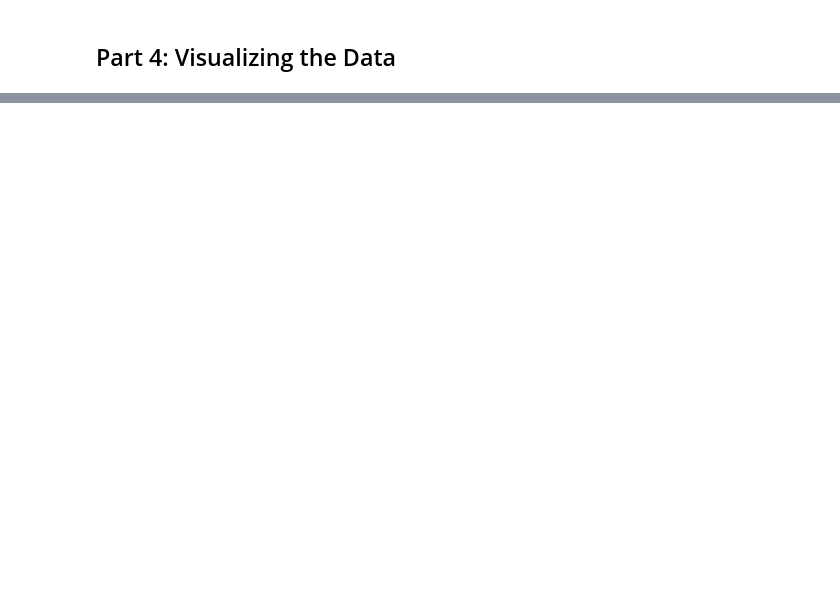
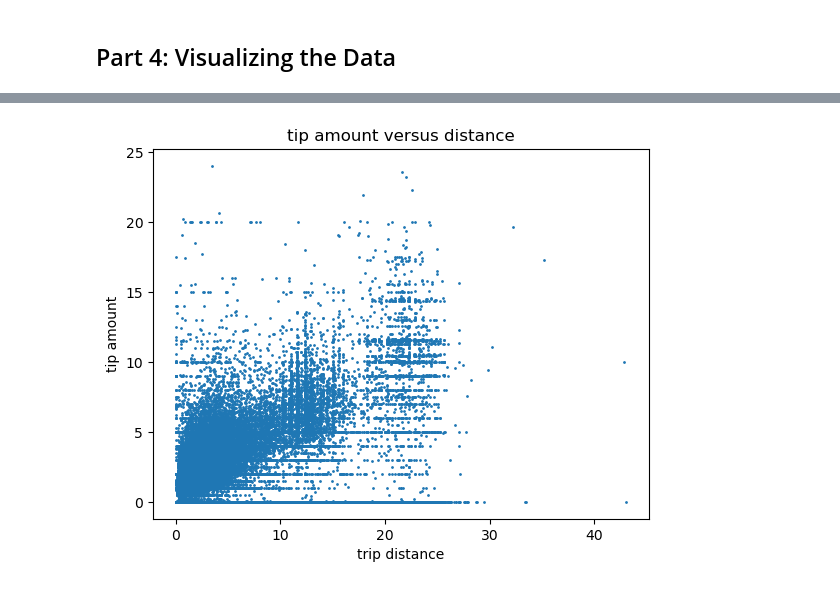
Before and after one commit to Jacob-YY/4501_project_yy_cc, a Jupyter notebook: 4501 proj!.ipynb, the cells around one changed output, grey strips where cells are left out. Cells and saved outputs as stored; diff of their text form; code cells hidden in the pictures; blank space fills up the shorter version.

```diff
--- a/4501 proj!.ipynb
+++ b/4501 proj!.ipynb
@@ -956,3 +1052,6 @@ def tip_versus_distance():
     plt.ylabel("tip amount")
     plt.title("tip amount versus distance")
     plt.show()
+
+tip_versus_distance()
+# %% [output]
@@ -959,3 +1062,4 @@ def tip_versus_distance():
+[figure, added]
 # %%
 #p4 q6
 #Create another scatter plot that compares tip amount versus precipitation amount.
```
Also changed, not shown: parts of 18 cells of this notebook, 9 other files.
